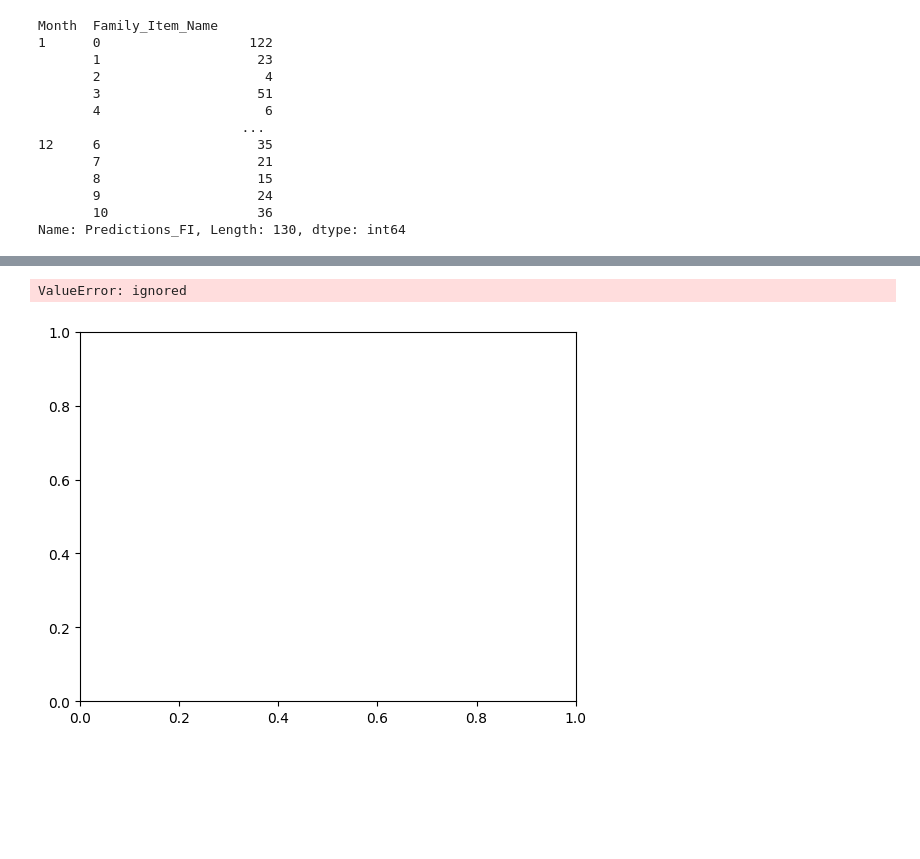
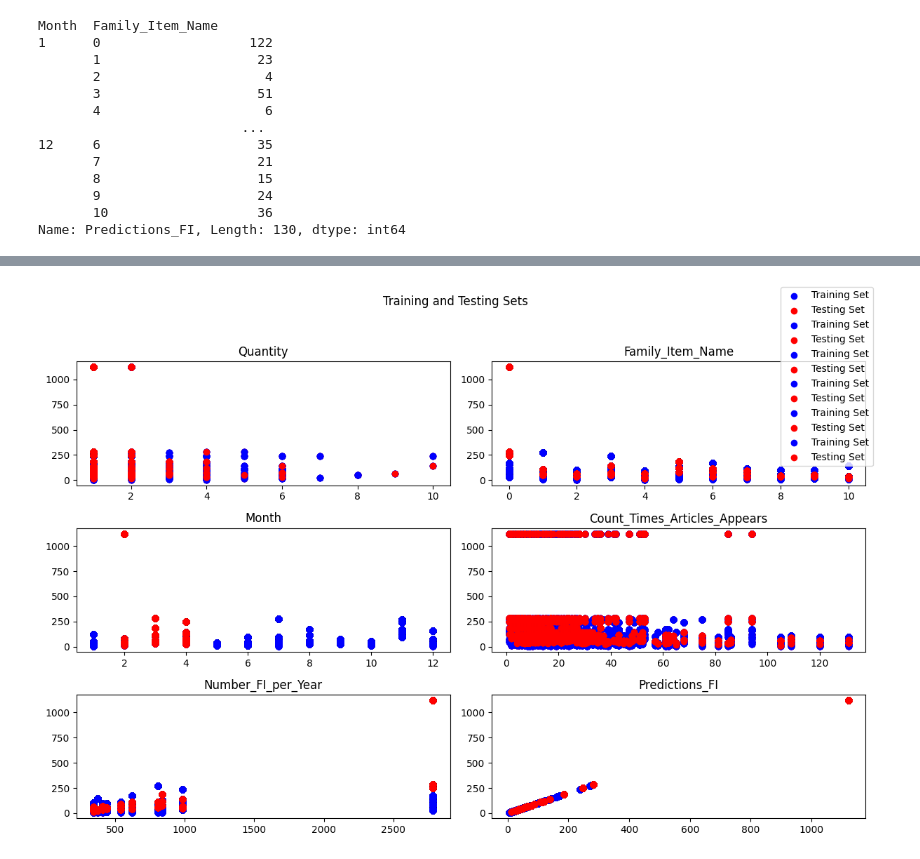
Before and after one commit to Nlasry1996/Nautica-Home, a Jupyter notebook: FamilyItemPred.ipynb, the cells around one changed output, grey strips where cells are left out. Drawn from its saved outputs; the diff is of its cells as text; code cells hidden in the pictures; blank space fills up the shorter version.

```diff
--- a/FamilyItemPred.ipynb
+++ b/FamilyItemPred.ipynb
@@ -367,43 +437,59 @@ Name: Predictions_FI, Length: 130, dtype: int64
 # %%
 import numpy as np
 import matplotlib.pyplot as plt
 from sklearn.model_selection import KFold
 
 # Assume you have your data in X and corresponding labels in y
 X = df.drop(['Family_Item_Count_Monthly'], axis=1)
 y = df['Family_Item_Count_Monthly']
 
 # Define the number of folds
 k = 5
 
 # Create an instance of KFold with k folds
 kf = KFold(n_splits=k)
 
-# Initialize the figure
-plt.figure()
+# Determine the number of features
+num_features = X.shape[1]
+
+# Calculate the number of subplot rows and columns
+num_rows = int(np.ceil(np.sqrt(num_features)))
+num_cols = int(np.ceil(num_features / num_rows))
+
+# Initialize the figure and subplots
+fig, axes = plt.subplots(num_rows, num_cols, figsize=(12, 8))
+axes = axes.flatten()
 
 # Iterate over each fold
 for fold, (train_index, val_index) in enumerate(kf.split(X)):
     # Split the data into training and validation sets
     X_train, X_val = X.iloc[train_index], X.iloc[val_index]
     y_train, y_val = y.iloc[train_index], y.iloc[val_index]
 
-    # Plot the training set
-    plt.scatter(X_train, y_train, color='blue', label='Training Set' if fold == 0 else None)
+    # Iterate over each feature
+    for i, col in enumerate(X.columns):
+        # Plot the training set
+        axes[i].scatter(X_train[col], y_train, color='blue', label='Training Set' if fold == 0 else None)
 
-    # Plot the testing set
-    plt.scatter(X_val, y_val, color='red', label='Testing Set' if fold == 0 else None)
+        # Plot the testing set
+        axes[i].scatter(X_val[col], y_val, color='red', label='Testing Set' if fold == 0 else None)
 
-# Set labels and title
-plt.xlabel('X')
-plt.ylabel('y')
-plt.title('Training and Testing Sets')
+        # Set subplot title
+        axes[i].set_title(col)
+
+# Remove empty subplots if necessary
+if num_features < num_rows * num_cols:
+    for i in range(num_features, num_rows * num_cols):
+        fig.delaxes(axes[i])
+
+# Set overall plot title and adjust spacing
+fig.suptitle('Training and Testing Sets')
+fig.tight_layout(rect=[0, 0, 1, 0.95])
 
 # Add legend
-plt.legend()
+fig.legend()
 
 # Show the plot
 plt.show()
 # %% [output]
-ValueError: ignored
-[figure, old version]
+[figure, new version]
```
Also changed, not shown: parts of 2 cells of this notebook.
